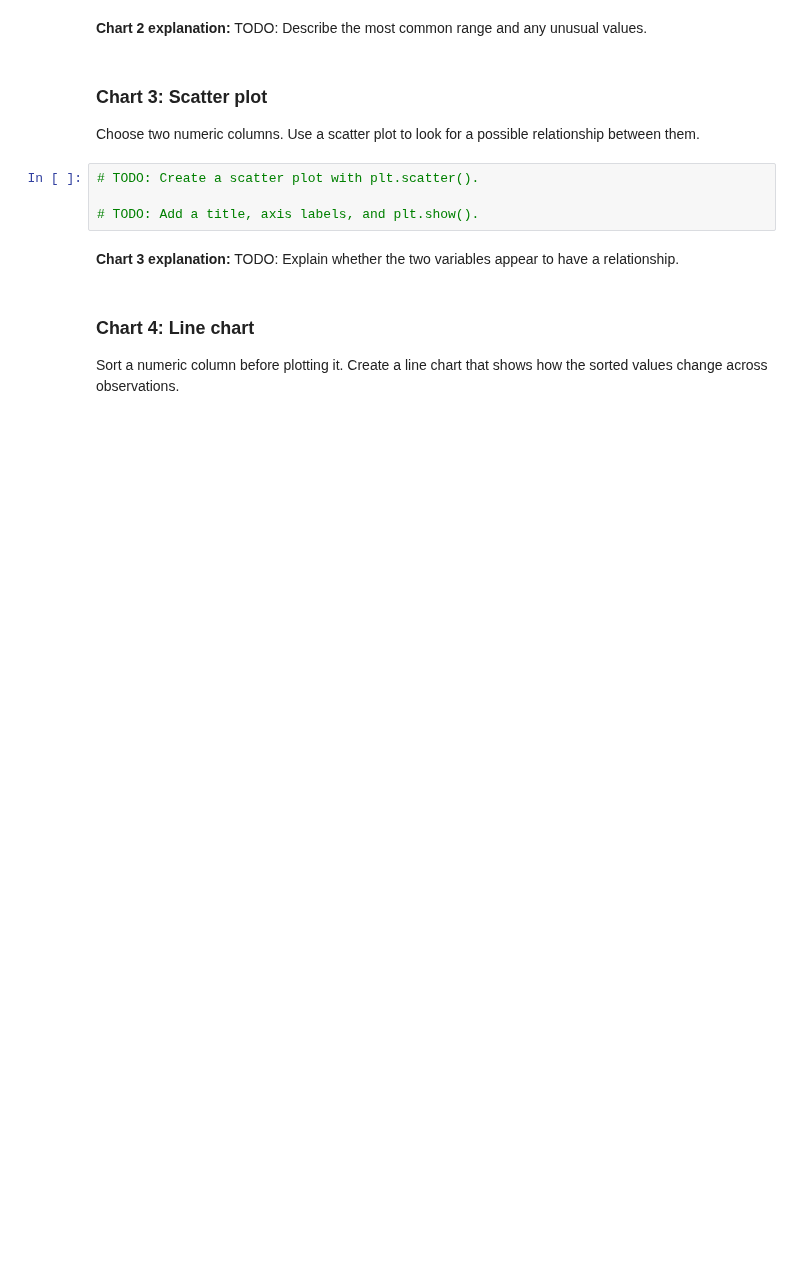
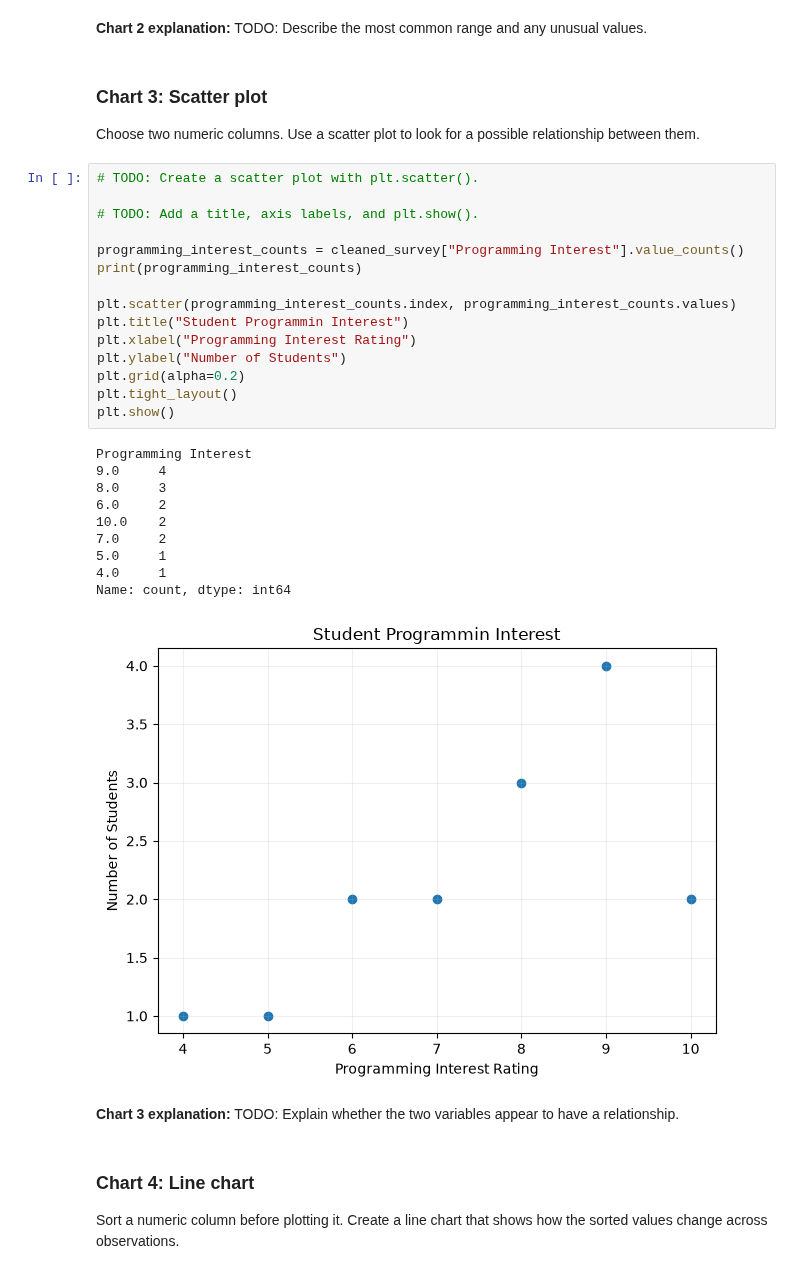
Before and after one commit to hendersongiovann-tech/CMP-Data_Exploration-and-Cleaning, a Jupyter notebook: MatplotlibAssignment.ipynb, the cells around one changed output. Saved outputs shown, nothing was run; the diff lists cells and outputs as text; blank space fills up the shorter version.

```diff
--- a/MatplotlibAssignment.ipynb
+++ b/MatplotlibAssignment.ipynb
@@ -211,7 +278,29 @@ Choose two numeric columns. Use a scatter plot to look for a possible relationsh
 # %%
 # TODO: Create a scatter plot with plt.scatter().
 
 # TODO: Add a title, axis labels, and plt.show().
+
+programming_interest_counts = cleaned_survey["Programming Interest"].value_counts()
+print(programming_interest_counts)
+
+plt.scatter(programming_interest_counts.index, programming_interest_counts.values)
+plt.title("Student Programmin Interest")
+plt.xlabel("Programming Interest Rating")
+plt.ylabel("Number of Students")
+plt.grid(alpha=0.2)
+plt.tight_layout()
+plt.show()
+# %% [output]
+Programming Interest
+9.0     4
+8.0     3
+6.0     2
+10.0    2
+7.0     2
+5.0     1
+4.0     1
+Name: count, dtype: int64
+[figure, added]
 # %% [markdown]
 **Chart 3 explanation:** TODO: Explain whether the two variables appear to have a relationship.
 # %% [markdown]
```
Also changed, not shown: parts of 6 cells of this notebook.
